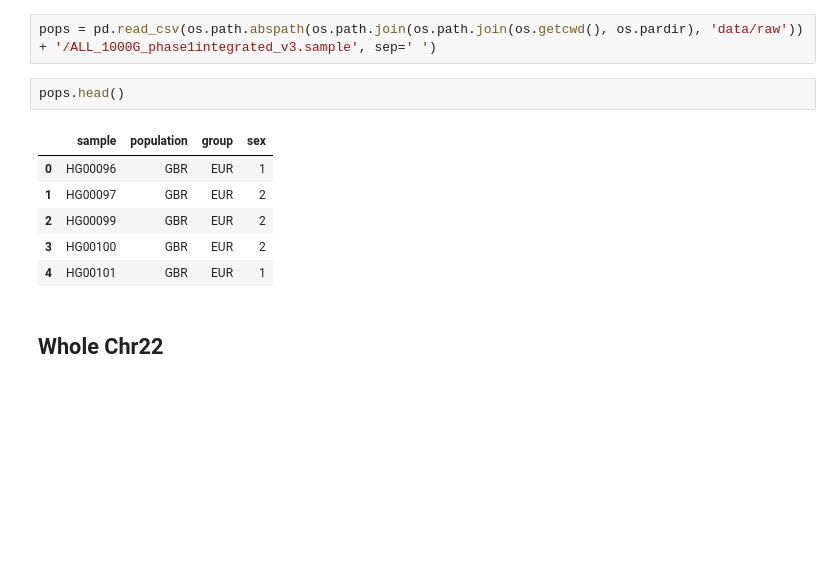
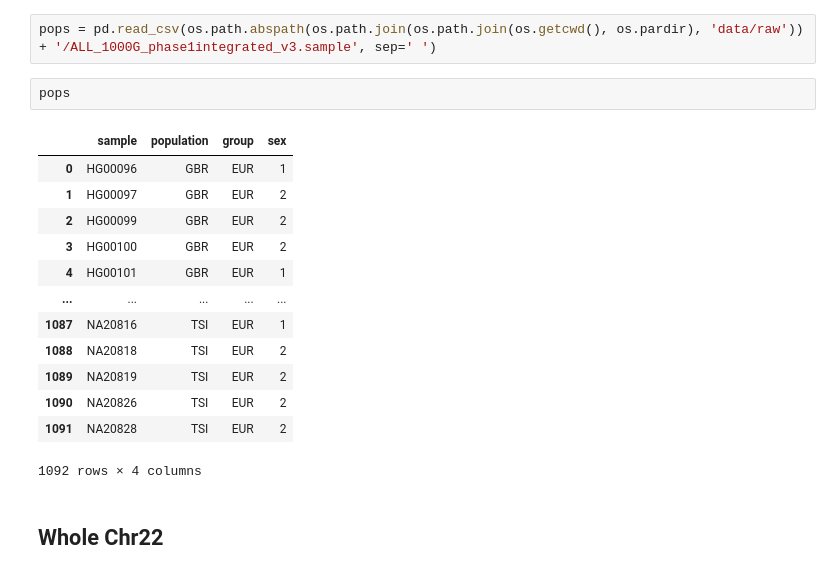
Before and after one commit to notsamzhou/dsc180a_project1, a Jupyter notebook: notebooks/dsc180_analysis.ipynb, the cells around one changed output. Saved outputs shown, nothing was run; the diff lists cells and outputs as text; blank space fills up the shorter version.

```diff
--- a/notebooks/dsc180_analysis.ipynb
+++ b/notebooks/dsc180_analysis.ipynb
@@ -38,14 +54,21 @@ expressions_22.head()
 # %%
 pops = pd.read_csv(os.path.abspath(os.path.join(os.path.join(os.getcwd(), os.pardir), 'data/raw')) + '/ALL_1000G_phase1integrated_v3.sample', sep=' ')
 # %%
-pops.head()
+pops
 # %% [output]
 |  | sample | population | group | sex |
 | 0 | HG00096 | GBR | EUR | 1 |
 | 1 | HG00097 | GBR | EUR | 2 |
 | 2 | HG00099 | GBR | EUR | 2 |
 | 3 | HG00100 | GBR | EUR | 2 |
 | 4 | HG00101 | GBR | EUR | 1 |
+| ... | ... | ... | ... | ... |
+| 1087 | NA20816 | TSI | EUR | 1 |
+| 1088 | NA20818 | TSI | EUR | 2 |
+| 1089 | NA20819 | TSI | EUR | 2 |
+| 1090 | NA20826 | TSI | EUR | 2 |
+| 1091 | NA20828 | TSI | EUR | 2 |
+1092 rows × 4 columns
 # %% [markdown]
 ## Whole Chr22
 # %%
```
Also changed, not shown: parts of 1 cell of this notebook, 2 other files.
